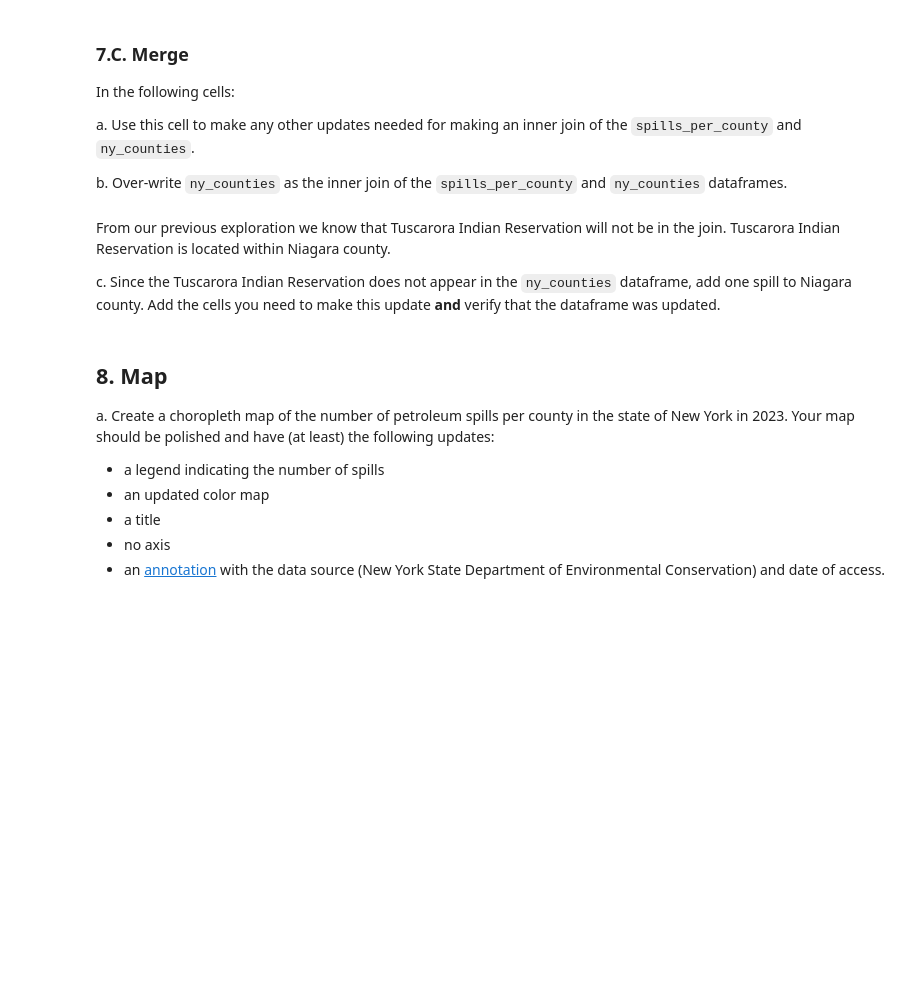
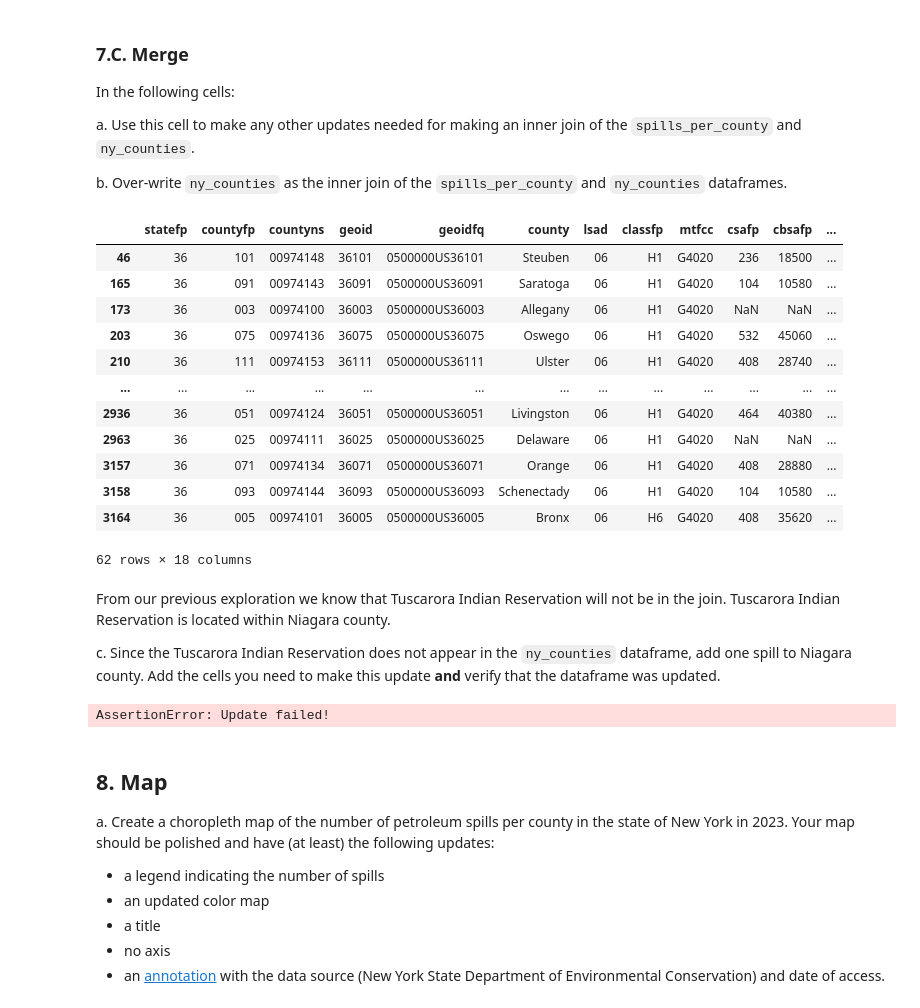
Before and after one commit to ryangreen6/eds220-hwk3, a Jupyter notebook: hwk3-task2-oil-spills.ipynb, the cells around one changed output. Saved outputs shown, nothing was run; the diff lists cells and outputs as text; code cells hidden in the pictures; blank space fills up the shorter version.

```diff
--- a/hwk3-task2-oil-spills.ipynb
+++ b/hwk3-task2-oil-spills.ipynb
@@ -432,5 +454,21 @@ a. Use this cell to make any other updates needed for making an inner join of th
 b. Over-write `ny_counties` as the  inner join of the `spills_per_county` and `ny_counties` dataframes.
 # %%
 # a. Your code here
+ny_counties = ny_counties.rename(columns={'name': 'county'}).drop(columns=['namelsad'])
+ny_counties
+# %% [output]
+|  | statefp | countyfp | countyns | geoid | geoidfq | county | lsad | classfp | mtfcc | csafp | cbsafp | ... |
+| 46 | 36 | 101 | 00974148 | 36101 | 0500000US36101 | Steuben | 06 | H1 | G4020 | 236 | 18500 | ... |
+| 165 | 36 | 091 | 00974143 | 36091 | 0500000US36091 | Saratoga | 06 | H1 | G4020 | 104 | 10580 | ... |
+| 173 | 36 | 003 | 00974100 | 36003 | 0500000US36003 | Allegany | 06 | H1 | G4020 | NaN | NaN | ... |
+| 203 | 36 | 075 | 00974136 | 36075 | 0500000US36075 | Oswego | 06 | H1 | G4020 | 532 | 45060 | ... |
+| 210 | 36 | 111 | 00974153 | 36111 | 0500000US36111 | Ulster | 06 | H1 | G4020 | 408 | 28740 | ... |
+| ... | ... | ... | ... | ... | ... | ... | ... | ... | ... | ... | ... | ... |
+| 2936 | 36 | 051 | 00974124 | 36051 | 0500000US36051 | Livingston | 06 | H1 | G4020 | 464 | 40380 | ... |
+| 2963 | 36 | 025 | 00974111 | 36025 | 0500000US36025 | Delaware | 06 | H1 | G4020 | NaN | NaN | ... |
+| 3157 | 36 | 071 | 00974134 | 36071 | 0500000US36071 | Orange | 06 | H1 | G4020 | 408 | 28880 | ... |
+| 3158 | 36 | 093 | 00974144 | 36093 | 0500000US36093 | Schenectady | 06 | H1 | G4020 | 104 | 10580 | ... |
+| 3164 | 36 | 005 | 00974101 | 36005 | 0500000US36005 | Bronx | 06 | H6 | G4020 | 408 | 35620 | ... |
+62 rows × 18 columns
 # %%
 # b. Your code here
@@ -444,3 +481,12 @@ c. Since the Tuscarora Indian Reservation does not appear in the `ny_counties` d
+# %%
+# c. Your code here
+ny_counties.loc[ny_counties['county'] == 'Niagara', 'n_spills'] += 1
+
+assert ny_counties.loc[ny_counties['county'] == 'Niagara', 'n_spills'].values[0] == 1, "Update failed!"
+
+print("Update successful: 1 spill added to Niagara county.")
+# %% [output]
+AssertionError: Update failed!
 # %% [markdown]
 <!-- BEGIN QUESTION -->
 
```
Also changed, not shown: parts of 7 cells of this notebook.
